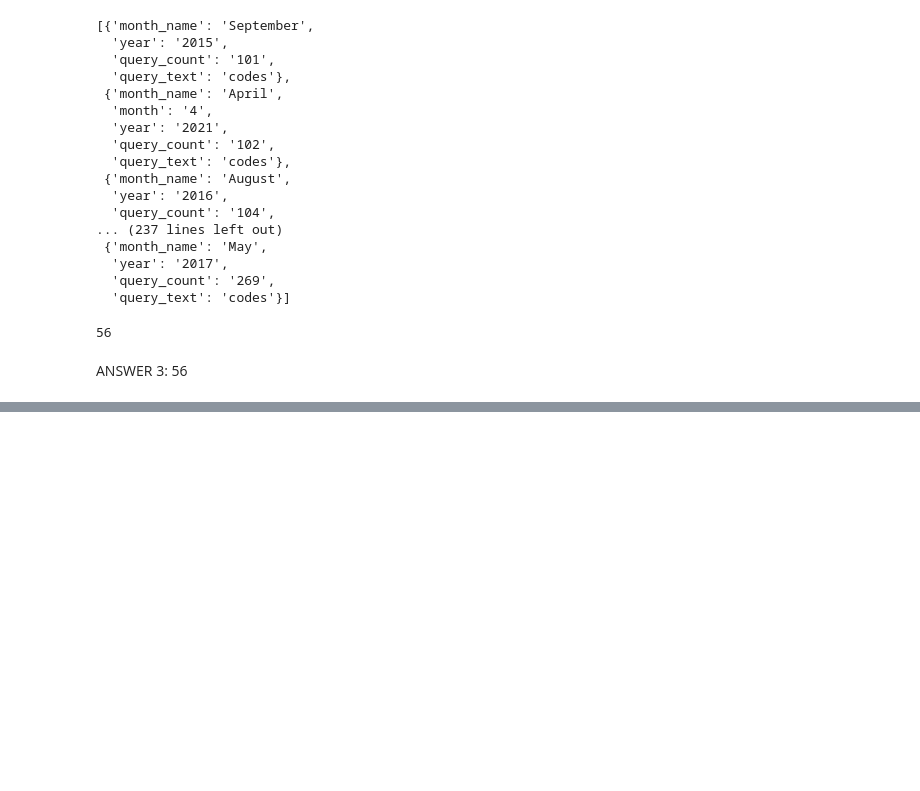
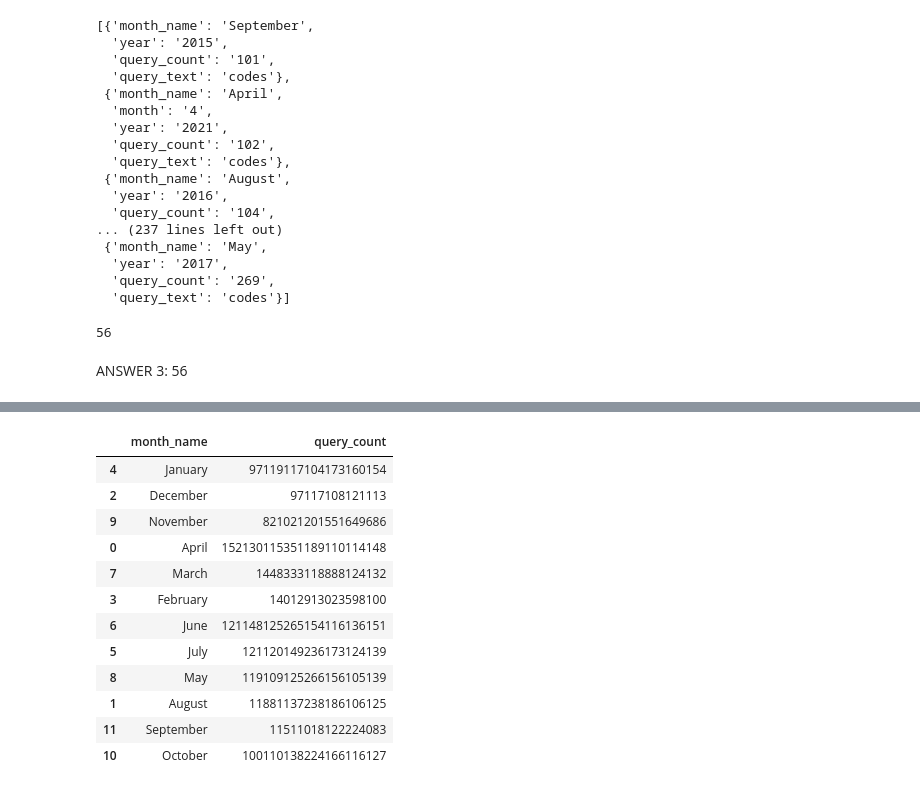
Before and after one commit to NSS-Data-Analytics-Cohort-6/socrata-api-Megan1034, a Jupyter notebook: Notebooks/Python_Socrata_API.ipynb, the cells around one changed output, grey strips where cells are left out. Drawn from its saved outputs; the diff is of its cells as text; code cells hidden in the pictures; blank space fills up the shorter version.

```diff
--- a/Notebooks/Python_Socrata_API.ipynb
+++ b/Notebooks/Python_Socrata_API.ipynb
@@ -129,0 +221,19 @@ ANSWER 3: 56
+# %%
+(maps_df.groupby(['month_name'], as_index = False)['query_count']
+        .sum()
+        .sort_values('query_count', ascending = False)
+)
+# %% [output]
+|  | month_name | query_count |
+| 4 | January | 97119117104173160154 |
+| 2 | December | 97117108121113 |
+| 9 | November | 821021201551649686 |
+| 0 | April | 152130115351189110114148 |
+| 7 | March | 1448333118888124132 |
+| 3 | February | 14012913023598100 |
+| 6 | June | 121148125265154116136151 |
+| 5 | July | 121120149236173124139 |
+| 8 | May | 119109125266156105139 |
+| 1 | August | 11881137238186106125 |
+| 11 | September | 11511018122224083 |
+| 10 | October | 100110138224166116127 |
```
Also changed, not shown: parts of 14 cells of this notebook.
